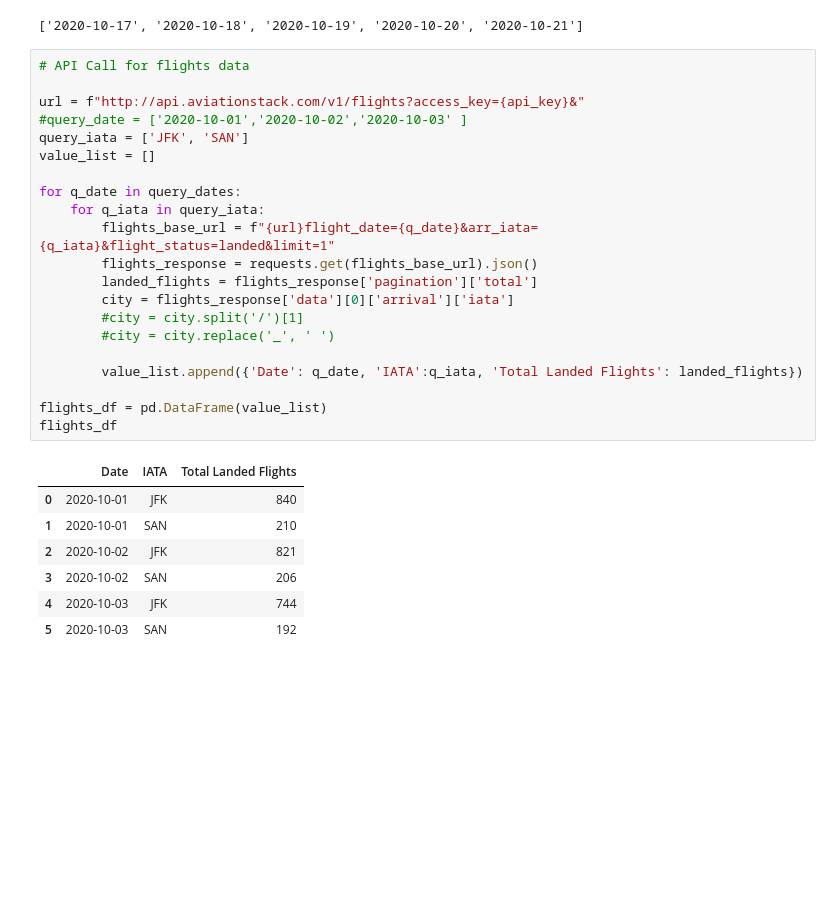
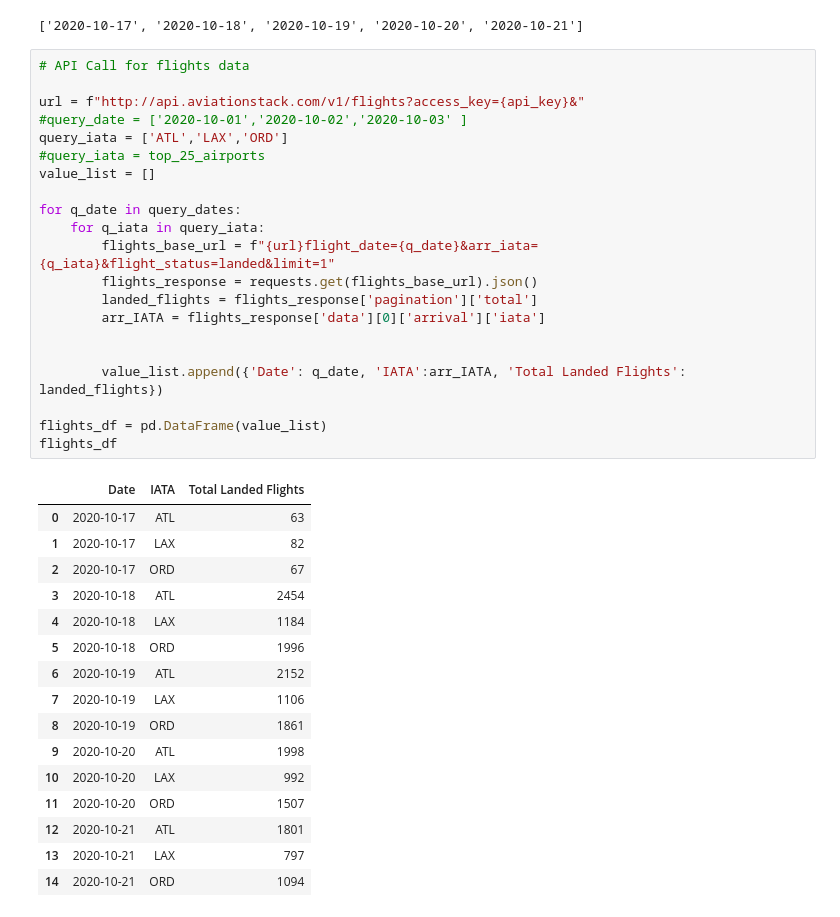
Before and after one commit to MersedehSP/Covid_Analyzer, a Jupyter notebook: Covid_Analysis_web_api.ipynb, the cells around one changed output. Drawn from its saved outputs; the diff is of its cells as text; blank space fills up the shorter version.

Commit message:
added top 25 airports for querying the flights data

```diff
--- a/Covid_Analysis_web_api.ipynb
+++ b/Covid_Analysis_web_api.ipynb
@@ -155,30 +182,39 @@ query_dates
 # %%
 # API Call for flights data
 
 url = f"http://api.aviationstack.com/v1/flights?access_key={api_key}&"
 #query_date = ['2020-10-01','2020-10-02','2020-10-03' ]
-query_iata = ['JFK', 'SAN']
+query_iata = ['ATL','LAX','ORD']
+#query_iata = top_25_airports
 value_list = []
 
 for q_date in query_dates:
     for q_iata in query_iata:
         flights_base_url = f"{url}flight_date={q_date}&arr_iata={q_iata}&flight_status=landed&limit=1"
         flights_response = requests.get(flights_base_url).json()
         landed_flights = flights_response['pagination']['total']
-        city = flights_response['data'][0]['arrival']['iata']
-        #city = city.split('/')[1]
-        #city = city.replace('_', ' ')
+        arr_IATA = flights_response['data'][0]['arrival']['iata']
 
-        value_list.append({'Date': q_date, 'IATA':q_iata, 'Total Landed Flights': landed_flights})
+
+        value_list.append({'Date': q_date, 'IATA':arr_IATA, 'Total Landed Flights': landed_flights})
 
 flights_df = pd.DataFrame(value_list)
 flights_df
 # %% [output]
 |  | Date | IATA | Total Landed Flights |
-| 0 | 2020-10-01 | JFK | 840 |
-| 1 | 2020-10-01 | SAN | 210 |
-| 2 | 2020-10-02 | JFK | 821 |
-| 3 | 2020-10-02 | SAN | 206 |
-| 4 | 2020-10-03 | JFK | 744 |
-| 5 | 2020-10-03 | SAN | 192 |
+| 0 | 2020-10-17 | ATL | 63 |
+| 1 | 2020-10-17 | LAX | 82 |
+| 2 | 2020-10-17 | ORD | 67 |
+| 3 | 2020-10-18 | ATL | 2454 |
+| 4 | 2020-10-18 | LAX | 1184 |
+| 5 | 2020-10-18 | ORD | 1996 |
+| 6 | 2020-10-19 | ATL | 2152 |
+| 7 | 2020-10-19 | LAX | 1106 |
+| 8 | 2020-10-19 | ORD | 1861 |
+| 9 | 2020-10-20 | ATL | 1998 |
+| 10 | 2020-10-20 | LAX | 992 |
+| 11 | 2020-10-20 | ORD | 1507 |
+| 12 | 2020-10-21 | ATL | 1801 |
+| 13 | 2020-10-21 | LAX | 797 |
+| 14 | 2020-10-21 | ORD | 1094 |
 # %%
```
Also changed, not shown: parts of 4 cells of this notebook.
